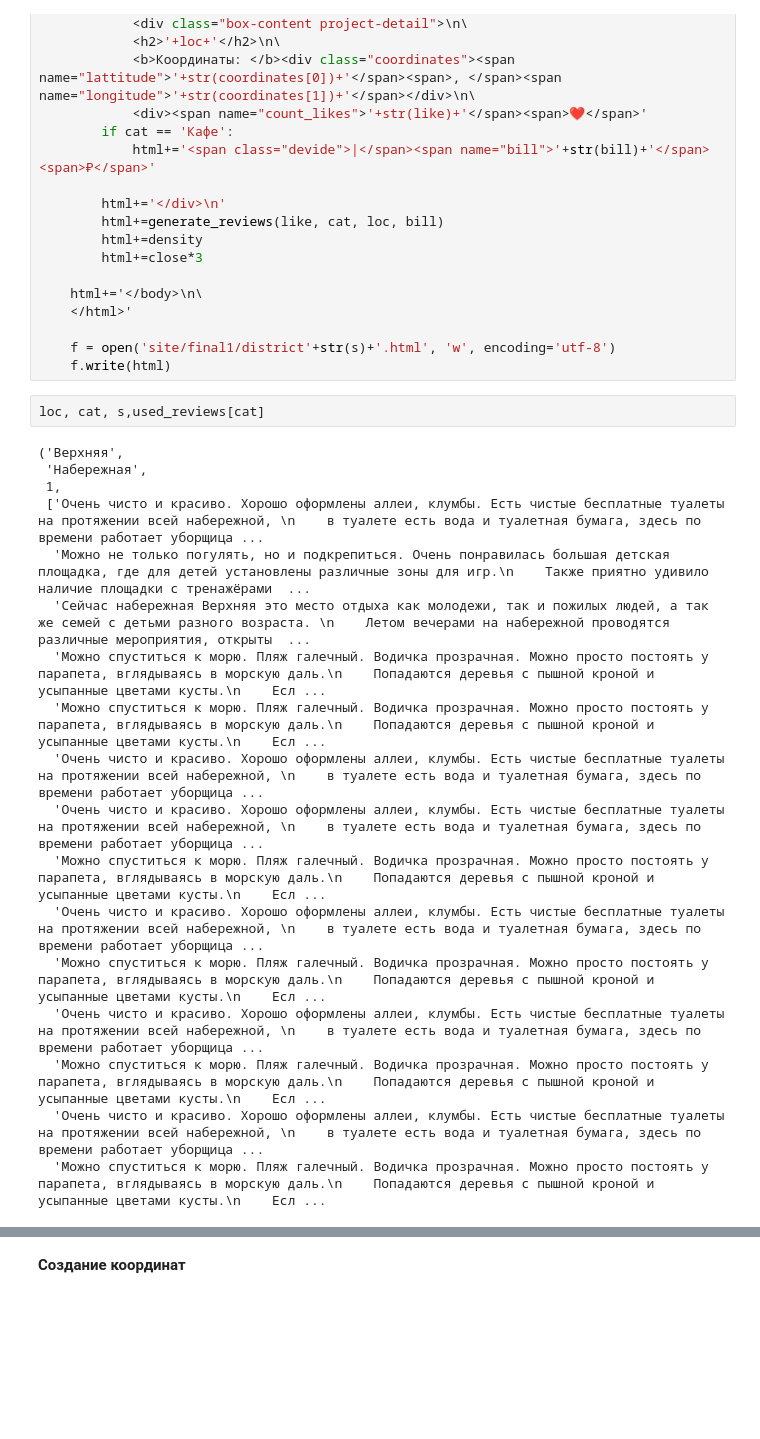
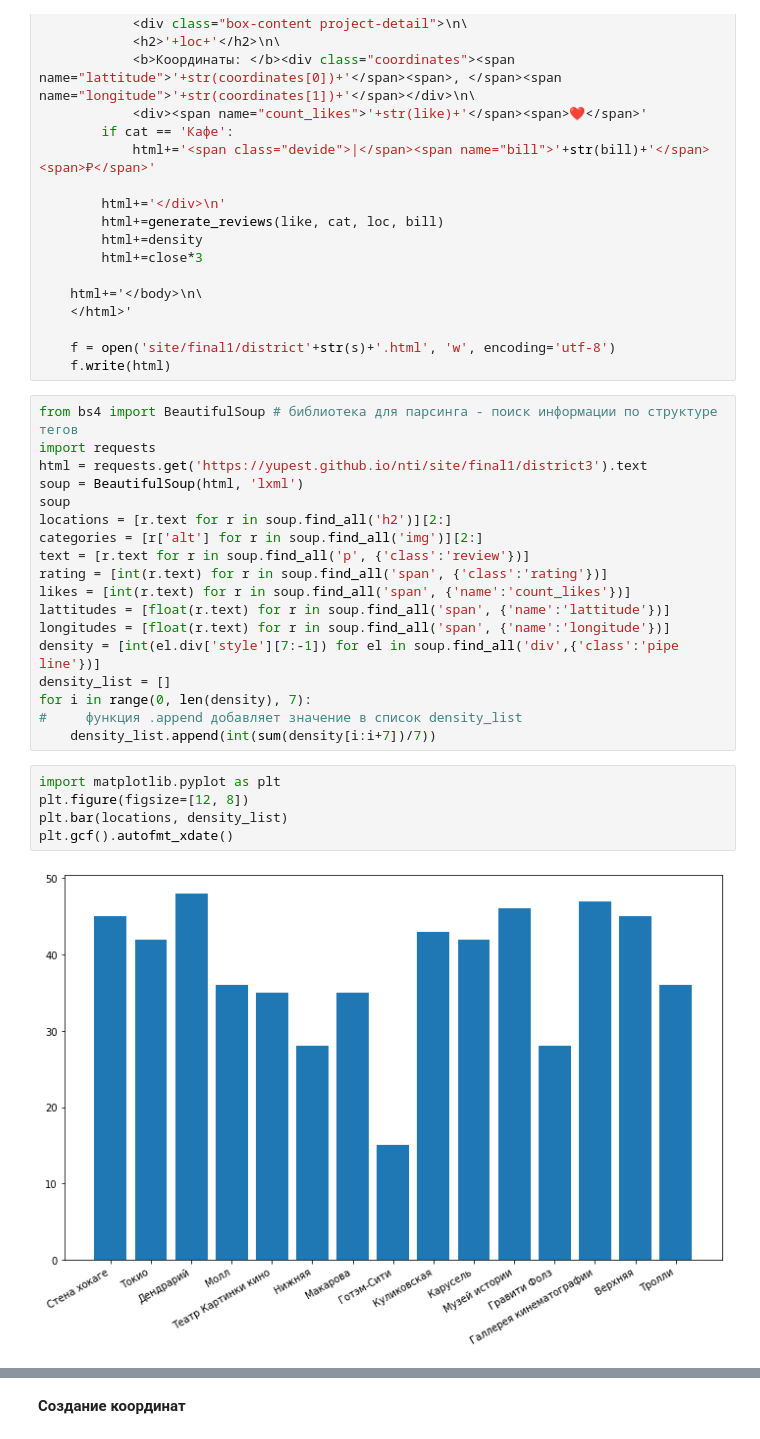
Before and after one commit to yupest/nto, a Jupyter notebook: Генерация данных.ipynb, the cells around one changed output, grey strips where cells are left out. Cells and saved outputs as stored; diff of their text form; blank space fills up the shorter version.

```diff
--- a/Генерация данных.ipynb
+++ b/Генерация данных.ipynb
@@ -500,23 +500,28 @@ for s in range(1,4):
 
     f = open('site/final1/district'+str(s)+'.html', 'w', encoding='utf-8')
     f.write(html)
-# %%
-loc, cat, s,used_reviews[cat]
-# %% [output]
-('Верхняя',
- 'Набережная',
- 1,
- ['Очень чисто и красиво. Хорошо оформлены аллеи, клумбы. Есть чистые бесплатные туалеты на протяжении всей набережной, \n    в туалете есть вода и туалетная бумага, здесь по времени работает уборщица ...
-  'Можно не только погулять, но и подкрепиться. Очень понравилась большая детская площадка, где для детей установлены различные зоны для игр.\n    Также приятно удивило наличие площадки с тренажёрами  ...
-  'Сейчас набережная Верхняя это место отдыха как молодежи, так и пожилых людей, а так же семей с детьми разного возраста. \n    Летом вечерами на набережной проводятся различные мероприятия, открыты  ...
-  'Можно спуститься к морю. Пляж галечный. Водичка прозрачная. Можно просто постоять у парапета, вглядываясь в морскую даль.\n    Попадаются деревья с пышной кроной и усыпанные цветами кусты.\n    Есл ...
-  'Можно спуститься к морю. Пляж галечный. Водичка прозрачная. Можно просто постоять у парапета, вглядываясь в морскую даль.\n    Попадаются деревья с пышной кроной и усыпанные цветами кусты.\n    Есл ...
-  'Очень чисто и красиво. Хорошо оформлены аллеи, клумбы. Есть чистые бесплатные туалеты на протяжении всей набережной, \n    в туалете есть вода и туалетная бумага, здесь по времени работает уборщица ...
-  'Очень чисто и красиво. Хорошо оформлены аллеи, клумбы. Есть чистые бесплатные туалеты на протяжении всей набережной, \n    в туалете есть вода и туалетная бумага, здесь по времени работает уборщица ...
-  'Можно спуститься к морю. Пляж галечный. Водичка прозрачная. Можно просто постоять у парапета, вглядываясь в морскую даль.\n    Попадаются деревья с пышной кроной и усыпанные цветами кусты.\n    Есл ...
-  'Очень чисто и красиво. Хорошо оформлены аллеи, клумбы. Есть чистые бесплатные туалеты на протяжении всей набережной, \n    в туалете есть вода и туалетная бумага, здесь по времени работает уборщица ...
-  'Можно спуститься к морю. Пляж галечный. Водичка прозрачная. Можно просто постоять у парапета, вглядываясь в морскую даль.\n    Попадаются деревья с пышной кроной и усыпанные цветами кусты.\n    Есл ...
-  'Очень чисто и красиво. Хорошо оформлены аллеи, клумбы. Есть чистые бесплатные туалеты на протяжении всей набережной, \n    в туалете есть вода и туалетная бумага, здесь по времени работает уборщица ...
-  'Можно спуститься к морю. Пляж галечный. Водичка прозрачная. Можно просто постоять у парапета, вглядываясь в морскую даль.\n    Попадаются деревья с пышной кроной и усыпанные цветами кусты.\n    Есл ...
-  'Очень чисто и красиво. Хорошо оформлены аллеи, клумбы. Есть чистые бесплатные туалеты на протяжении всей набережной, \n    в туалете есть вода и туалетная бумага, здесь по времени работает уборщица ...
-  'Можно спуститься к морю. Пляж галечный. Водичка прозрачная. Можно просто постоять у парапета, вглядываясь в морскую даль.\n    Попадаются деревья с пышной кроной и усыпанные цветами кусты.\n    Есл ...
+# %%
+from bs4 import BeautifulSoup # библиотека для парсинга - поиск информации по структуре тегов
+import requests
+html = requests.get('https://yupest.github.io/nti/site/final1/district3').text
+soup = BeautifulSoup(html, 'lxml')
+soup
+locations = [r.text for r in soup.find_all('h2')][2:]
+categories = [r['alt'] for r in soup.find_all('img')][2:]
+text = [r.text for r in soup.find_all('p', {'class':'review'})]
+rating = [int(r.text) for r in soup.find_all('span', {'class':'rating'})]
+likes = [int(r.text) for r in soup.find_all('span', {'name':'count_likes'})]
+lattitudes = [float(r.text) for r in soup.find_all('span', {'name':'lattitude'})]
+longitudes = [float(r.text) for r in soup.find_all('span', {'name':'longitude'})]
+density = [int(el.div['style'][7:-1]) for el in soup.find_all('div',{'class':'pipe line'})]
+density_list = []
+for i in range(0, len(density), 7):
+#     функция .append добавляет значение в список density_list
+    density_list.append(int(sum(density[i:i+7])/7))
+# %%
+import matplotlib.pyplot as plt
+plt.figure(figsize=[12, 8])
+plt.bar(locations, density_list)
+plt.gcf().autofmt_xdate()
+# %% [output]
+[figure, added]
```
Also changed, not shown: parts of 7 cells of this notebook.
